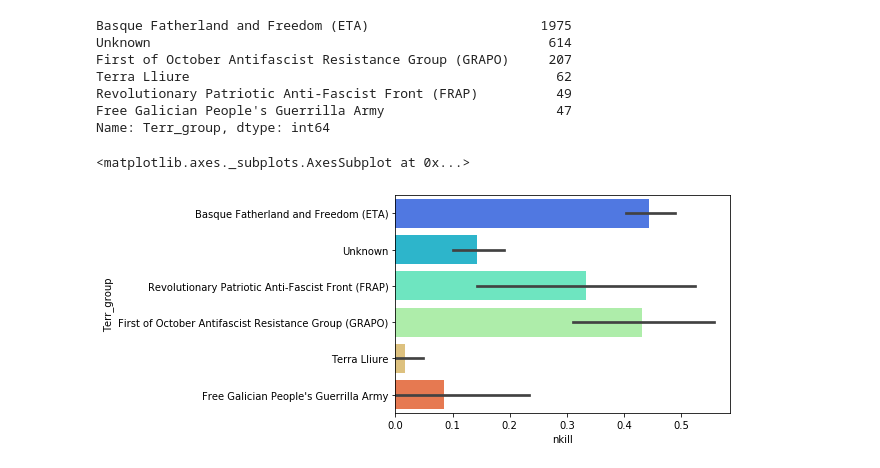
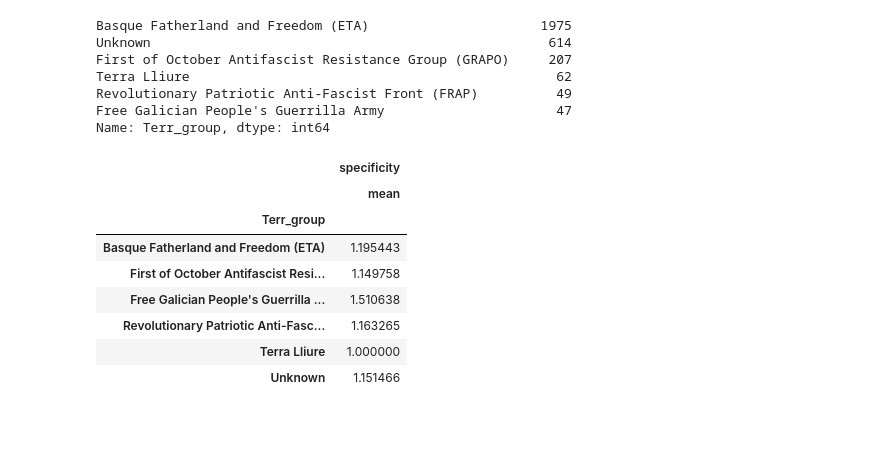
Before and after one commit to bmedm/storytelling-project, a Jupyter notebook: Terror-clean.ipynb, the cells around one changed output. Saved outputs shown, nothing was run; the diff lists cells and outputs as text; code cells hidden in the pictures; blank space fills up the shorter version.

```diff
--- a/Terror-clean.ipynb
+++ b/Terror-clean.ipynb
@@ -255,10 +258,4 @@ Terra Lliure                                               62
 Revolutionary Patriotic Anti-Fascist Front (FRAP)          49
 Free Galician People's Guerrilla Army                      47
 Name: Terr_group, dtype: int64
-# %%
-
-sns.barplot(x='nkill',y='Terr_group',data=grupo,palette='rainbow')
-# %% [output]
-<matplotlib.axes._subplots.AxesSubplot at 0x...>
-[figure, removed]
 # %%
@@ -265,0 +276,14 @@ españa.to_csv(r'../españa.csv',index=False, header=True)
+# %%
+df_5=grupo=españa[españa['Terr_group'].isin(españa['Terr_group'].value_counts()[0:6].index)]
+df_5=df_5.groupby("Terr_group").agg({"specificity":["mean"]})
+df_5
+# %% [output]
+|  | specificity |
+|  | mean |
+| Terr_group |  |
+| Basque Fatherland and Freedom (ETA) | 1.195443 |
+| First of October Antifascist Resi... | 1.149758 |
+| Free Galician People's Guerrilla ... | 1.510638 |
+| Revolutionary Patriotic Anti-Fasc... | 1.163265 |
+| Terra Lliure | 1.000000 |
+| Unknown | 1.151466 |
```
Also changed, not shown: parts of 7 cells of this notebook, 12 other files.
